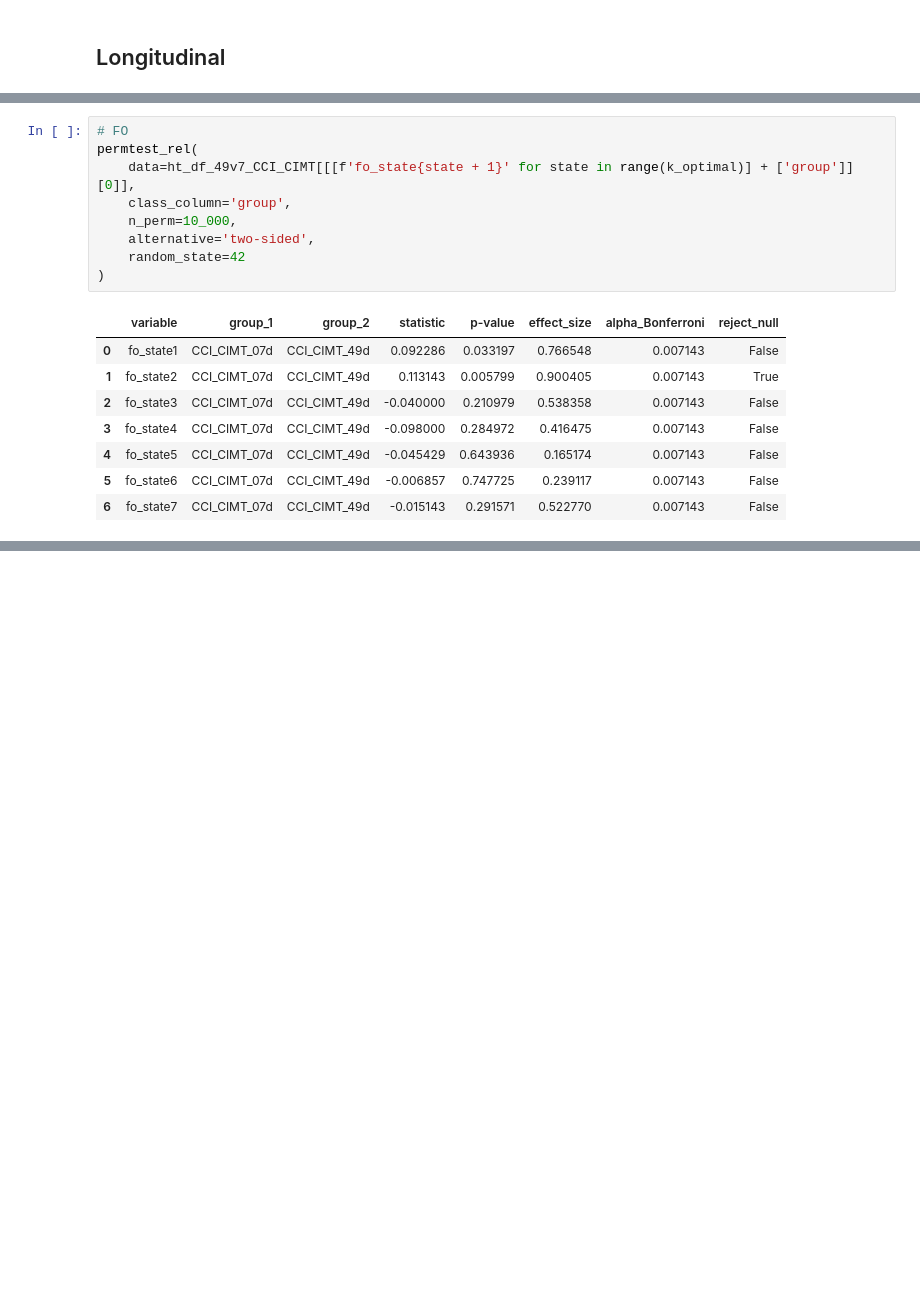
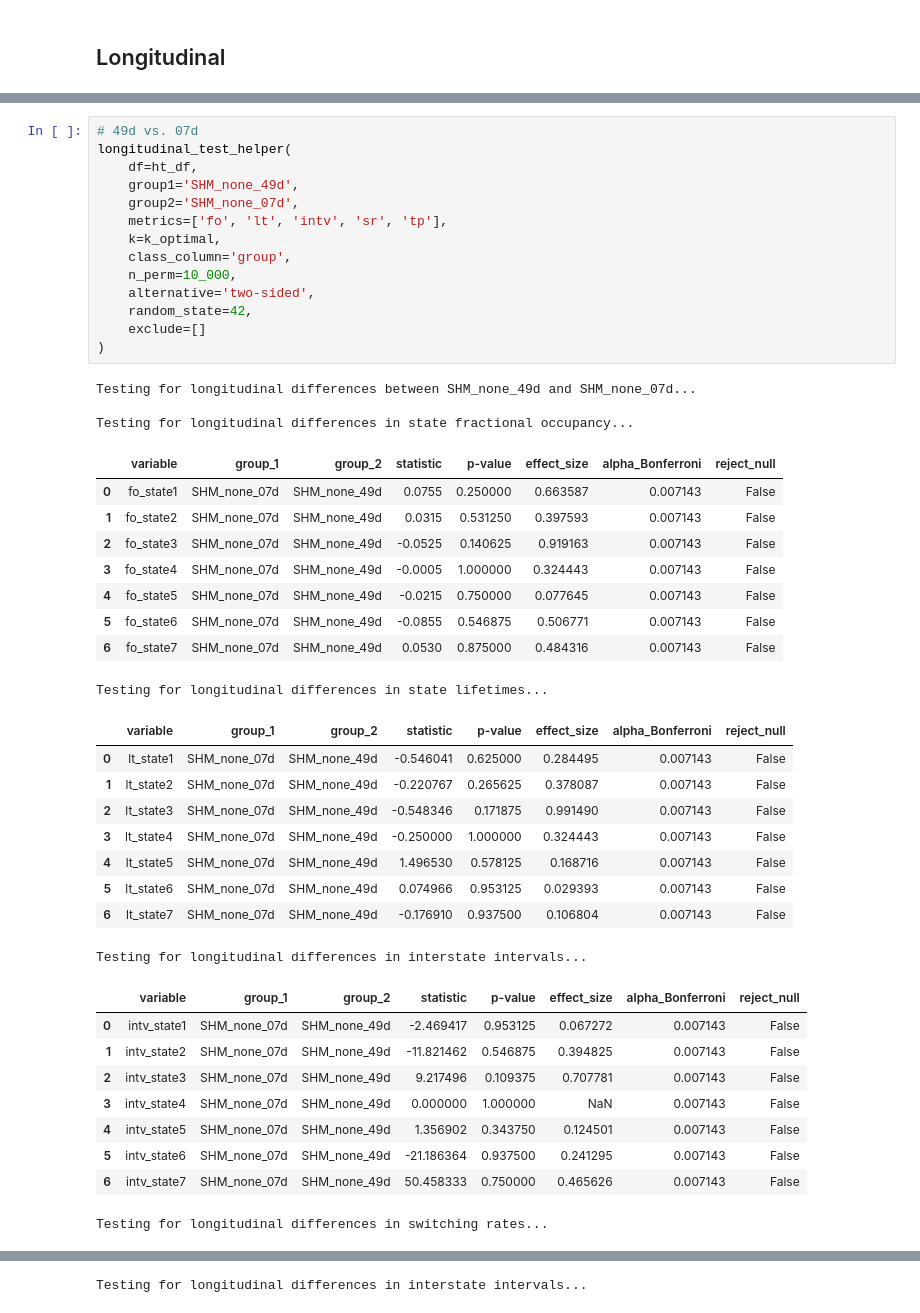
Before and after one commit to efei01/dFNC, a Jupyter notebook: HMM/CIMT/CIMT_HMM_group_analysis.ipynb, the cells around one changed output, grey strips where cells are left out. Drawn from its saved outputs; the diff is of its cells as text; blank space fills up the shorter version.

```diff
--- a/HMM/CIMT/CIMT_HMM_group_analysis.ipynb
+++ b/HMM/CIMT/CIMT_HMM_group_analysis.ipynb
@@ -977,18 +1595,45 @@ array([np.str_('CCI_CIMT_07d'), np.str_('CCI_CIMT_49d')], dtype=object)
 # %%
-# FO
-permtest_rel(
-    data=ht_df_49v7_CCI_CIMT[[[f'fo_state{state + 1}' for state in range(k_optimal)] + ['group']][0]],
+# 49d vs. 07d
+longitudinal_test_helper(
+    df=ht_df,
+    group1='SHM_none_49d',
+    group2='SHM_none_07d',
+    metrics=['fo', 'lt', 'intv', 'sr', 'tp'],
+    k=k_optimal,
     class_column='group',
     n_perm=10_000,
     alternative='two-sided',
-    random_state=42
+    random_state=42,
+    exclude=[]
 )
 # %% [output]
+Testing for longitudinal differences between SHM_none_49d and SHM_none_07d...
+
+Testing for longitudinal differences in state fractional occupancy...
 |  | variable | group_1 | group_2 | statistic | p-value | effect_size | alpha_Bonferroni | reject_null |
-| 0 | fo_state1 | CCI_CIMT_07d | CCI_CIMT_49d | 0.092286 | 0.033197 | 0.766548 | 0.007143 | False |
-| 1 | fo_state2 | CCI_CIMT_07d | CCI_CIMT_49d | 0.113143 | 0.005799 | 0.900405 | 0.007143 | True |
-| 2 | fo_state3 | CCI_CIMT_07d | CCI_CIMT_49d | -0.040000 | 0.210979 | 0.538358 | 0.007143 | False |
-| 3 | fo_state4 | CCI_CIMT_07d | CCI_CIMT_49d | -0.098000 | 0.284972 | 0.416475 | 0.007143 | False |
-| 4 | fo_state5 | CCI_CIMT_07d | CCI_CIMT_49d | -0.045429 | 0.643936 | 0.165174 | 0.007143 | False |
-| 5 | fo_state6 | CCI_CIMT_07d | CCI_CIMT_49d | -0.006857 | 0.747725 | 0.239117 | 0.007143 | False |
-| 6 | fo_state7 | CCI_CIMT_07d | CCI_CIMT_49d | -0.015143 | 0.291571 | 0.522770 | 0.007143 | False |
+| 0 | fo_state1 | SHM_none_07d | SHM_none_49d | 0.0755 | 0.250000 | 0.663587 | 0.007143 | False |
+| 1 | fo_state2 | SHM_none_07d | SHM_none_49d | 0.0315 | 0.531250 | 0.397593 | 0.007143 | False |
+| 2 | fo_state3 | SHM_none_07d | SHM_none_49d | -0.0525 | 0.140625 | 0.919163 | 0.007143 | False |
+| 3 | fo_state4 | SHM_none_07d | SHM_none_49d | -0.0005 | 1.000000 | 0.324443 | 0.007143 | False |
+| 4 | fo_state5 | SHM_none_07d | SHM_none_49d | -0.0215 | 0.750000 | 0.077645 | 0.007143 | False |
+| 5 | fo_state6 | SHM_none_07d | SHM_none_49d | -0.0855 | 0.546875 | 0.506771 | 0.007143 | False |
+| 6 | fo_state7 | SHM_none_07d | SHM_none_49d | 0.0530 | 0.875000 | 0.484316 | 0.007143 | False |
+Testing for longitudinal differences in state lifetimes...
+|  | variable | group_1 | group_2 | statistic | p-value | effect_size | alpha_Bonferroni | reject_null |
+| 0 | lt_state1 | SHM_none_07d | SHM_none_49d | -0.546041 | 0.625000 | 0.284495 | 0.007143 | False |
+| 1 | lt_state2 | SHM_none_07d | SHM_none_49d | -0.220767 | 0.265625 | 0.378087 | 0.007143 | False |
+| 2 | lt_state3 | SHM_none_07d | SHM_none_49d | -0.548346 | 0.171875 | 0.991490 | 0.007143 | False |
+| 3 | lt_state4 | SHM_none_07d | SHM_none_49d | -0.250000 | 1.000000 | 0.324443 | 0.007143 | False |
+| 4 | lt_state5 | SHM_none_07d | SHM_none_49d | 1.496530 | 0.578125 | 0.168716 | 0.007143 | False |
+| 5 | lt_state6 | SHM_none_07d | SHM_none_49d | 0.074966 | 0.953125 | 0.029393 | 0.007143 | False |
+| 6 | lt_state7 | SHM_none_07d | SHM_none_49d | -0.176910 | 0.937500 | 0.106804 | 0.007143 | False |
+Testing for longitudinal differences in interstate intervals...
+|  | variable | group_1 | group_2 | statistic | p-value | effect_size | alpha_Bonferroni | reject_null |
+| 0 | intv_state1 | SHM_none_07d | SHM_none_49d | -2.469417 | 0.953125 | 0.067272 | 0.007143 | False |
+| 1 | intv_state2 | SHM_none_07d | SHM_none_49d | -11.821462 | 0.546875 | 0.394825 | 0.007143 | False |
+| 2 | intv_state3 | SHM_none_07d | SHM_none_49d | 9.217496 | 0.109375 | 0.707781 | 0.007143 | False |
+| 3 | intv_state4 | SHM_none_07d | SHM_none_49d | 0.000000 | 1.000000 | NaN | 0.007143 | False |
+| 4 | intv_state5 | SHM_none_07d | SHM_none_49d | 1.356902 | 0.343750 | 0.124501 | 0.007143 | False |
+| 5 | intv_state6 | SHM_none_07d | SHM_none_49d | -21.186364 | 0.937500 | 0.241295 | 0.007143 | False |
+| 6 | intv_state7 | SHM_none_07d | SHM_none_49d | 50.458333 | 0.750000 | 0.465626 | 0.007143 | False |
+Testing for longitudinal differences in switching rates...
@@ -994,0 +1648 @@ permtest_rel(
+Testing for longitudinal differences in interstate intervals...
```
Also changed, not shown: parts of 66 cells of this notebook, 1 other file.
